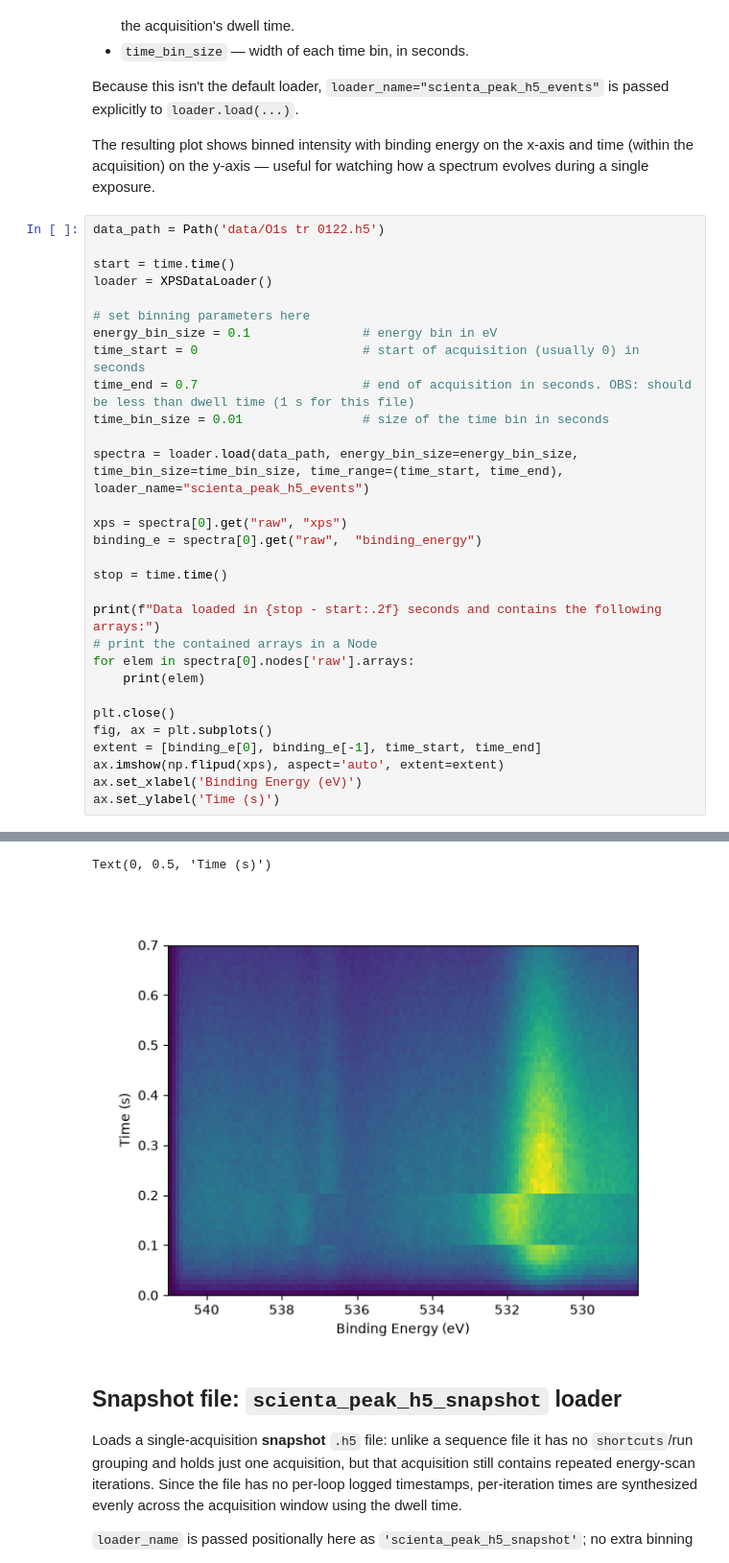
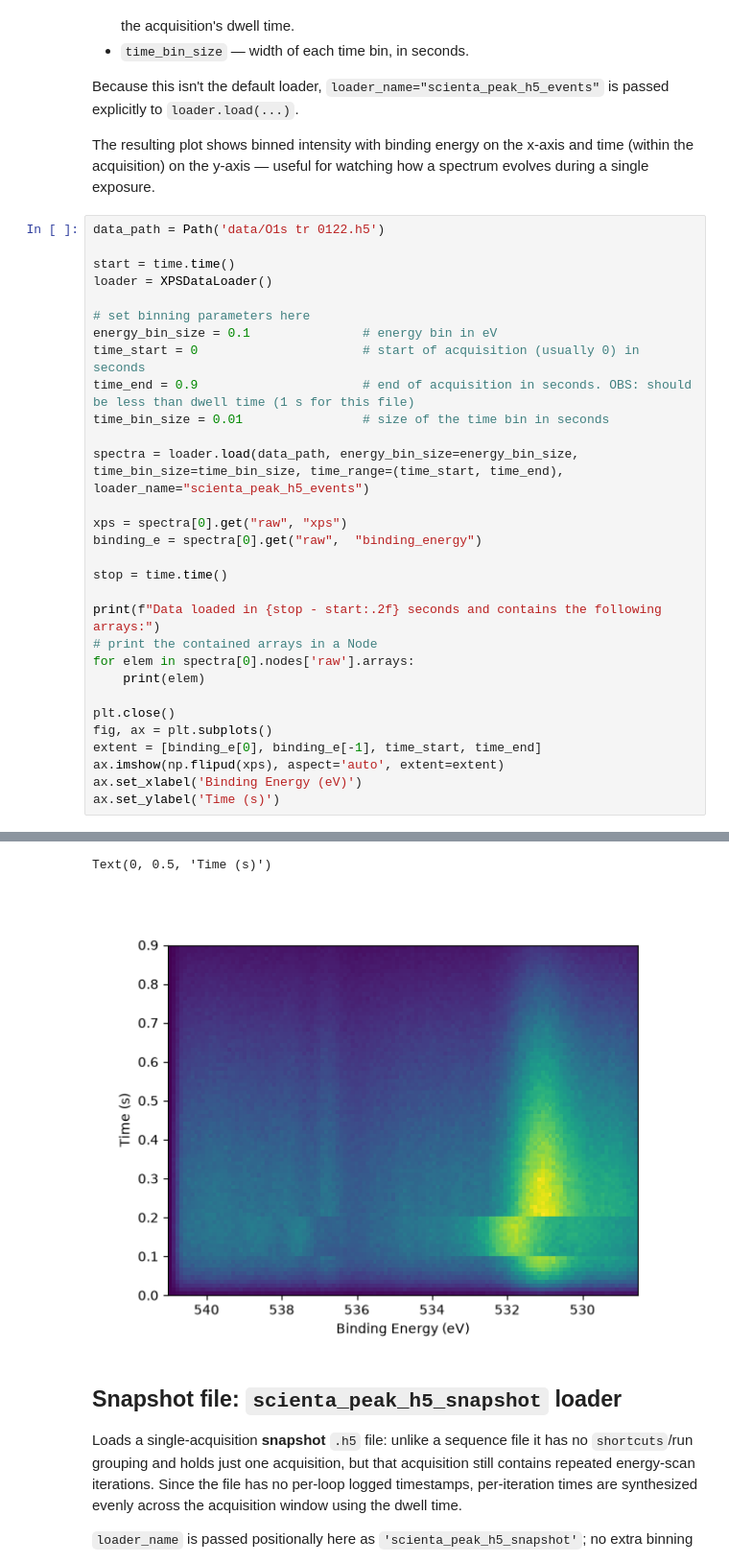
Before and after one commit to bulby14/XPS_data_loader, a Jupyter notebook: h5_import.ipynb, the cells around one changed output, grey strips where cells are left out. Shown at 96% size. Cells and saved outputs as stored; diff of their text form.

```diff
--- a/h5_import.ipynb
+++ b/h5_import.ipynb
@@ -71,7 +71,7 @@ loader = XPSDataLoader()
 # set binning parameters here
 energy_bin_size = 0.1               # energy bin in eV
 time_start = 0                      # start of acquisition (usually 0) in seconds
-time_end = 0.7                      # end of acquisition in seconds. OBS: should be less than dwell time (1 s for this file)
+time_end = 0.9                      # end of acquisition in seconds. OBS: should be less than dwell time (1 s for this file)
 time_bin_size = 0.01                # size of the time bin in seconds
 
 spectra = loader.load(data_path, energy_bin_size=energy_bin_size, time_bin_size=time_bin_size, time_range=(time_start, time_end), loader_name="scienta_peak_h5_events")
@@ -97,12 +97,12 @@ Data loaded in 0.53 seconds and contains the following arrays:
 xps
 energy_axis
 binding_energy
 kinetic_energy
 time_axis
 start_time
 stop_time
 Text(0, 0.5, 'Time (s)')
-[figure, old version]
+[figure, new version]
 # %% [markdown]
 ## Snapshot file: `scienta_peak_h5_snapshot` loader
 
```
Also changed, not shown: parts of 2 cells of this notebook, 1 other file.
